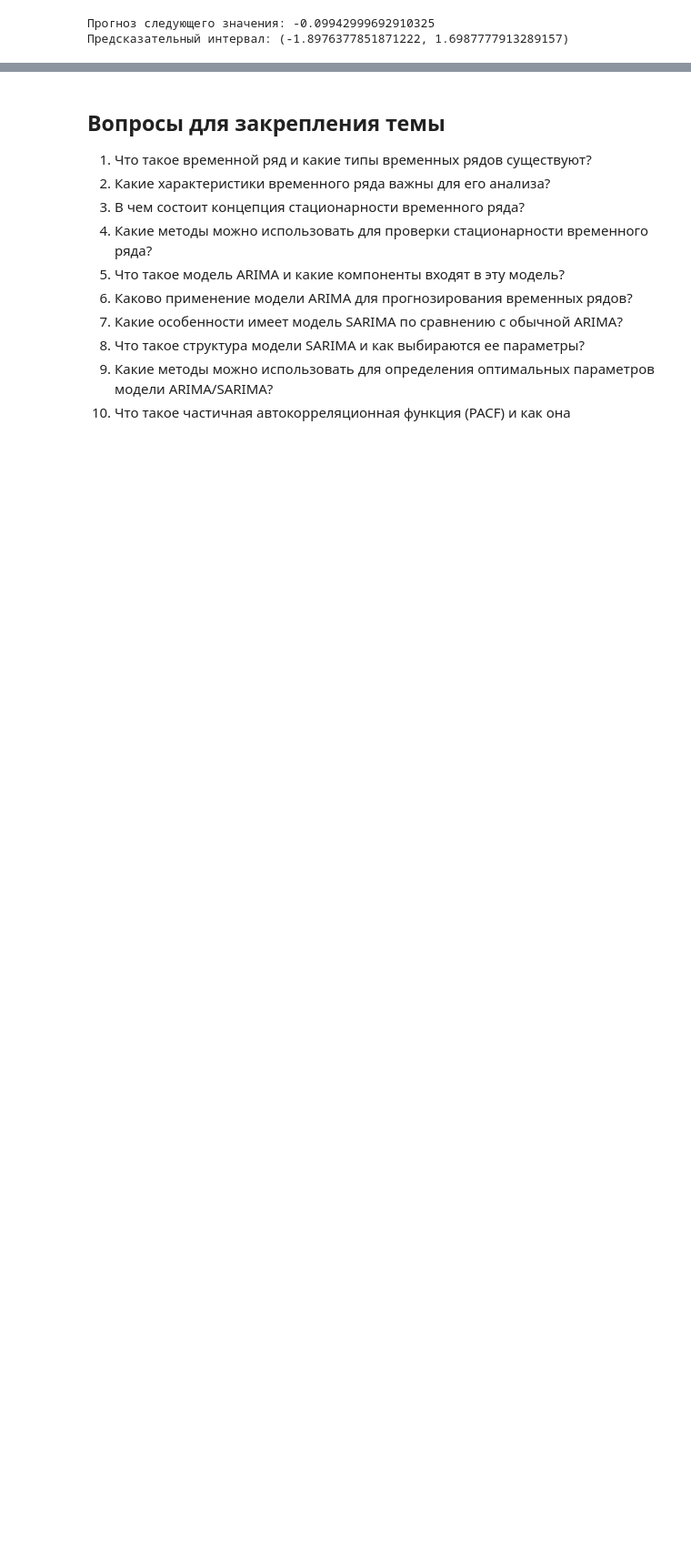
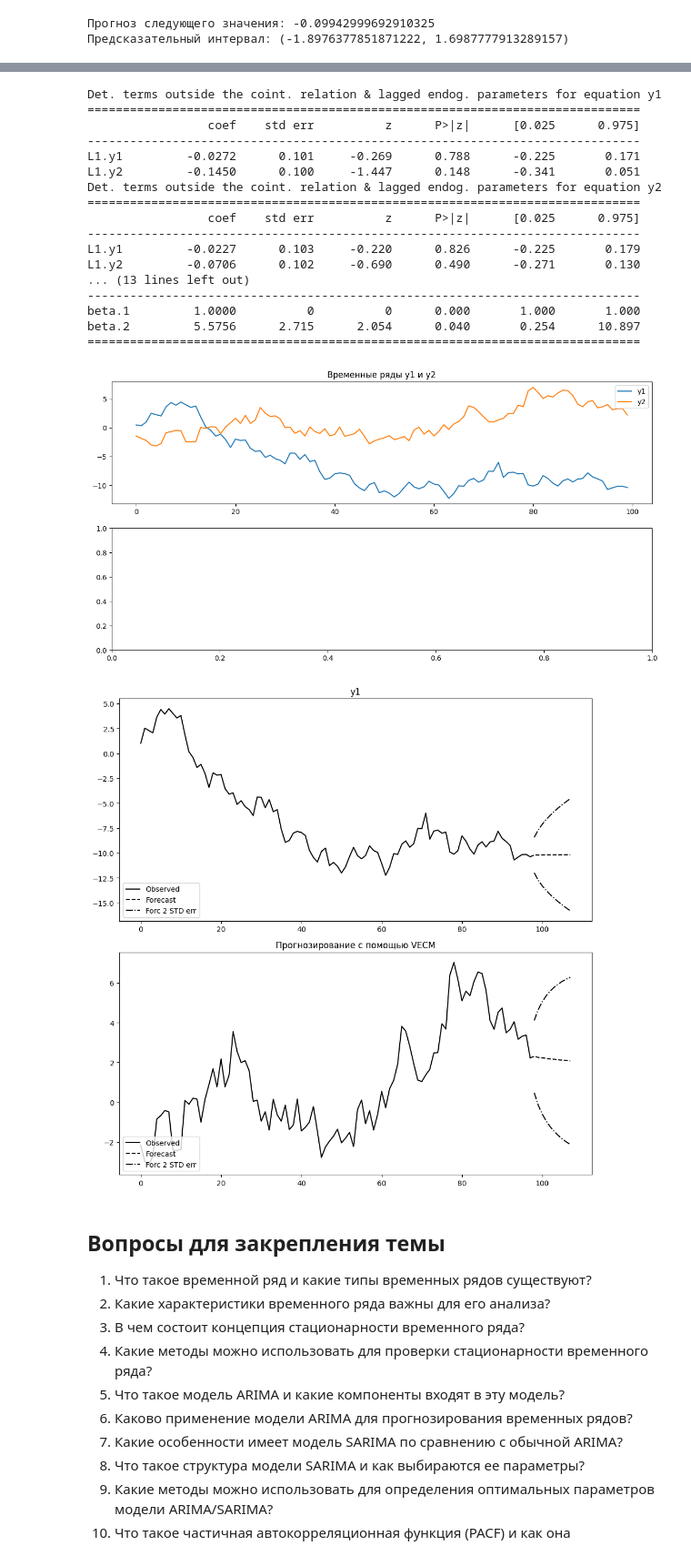
Before and after one commit to CodeHunterOfficial/TimeSeriesForecast_2024-2025, a Jupyter notebook: Тема 3. Модели вида ARIMA/Тема 3. Модели семейства ARIMA.ipynb, the cells around one changed output, grey strips where cells are left out. Shown at 91% size. Cells and saved outputs as stored; diff of their text form; code cells hidden in the pictures; blank space fills up the shorter version.

```diff
--- a/Тема 3. Модели вида ARIMA/Тема 3. Модели семейства ARIMA.ipynb
+++ b/Тема 3. Модели вида ARIMA/Тема 3. Модели семейства ARIMA.ipynb
@@ -1361,3 +1916,63 @@ print(f"Предсказательный интервал: ({forecast_ci[0, 0]},
+# %%
+import numpy as np
+import matplotlib.pyplot as plt
+import statsmodels.api as sm
+
+# Зададим случайные данные для временных рядов
+np.random.seed(42)
+
+# Генерируем два временных ряда
+n_obs = 100
+y1 = np.random.randn(n_obs).cumsum()
+y2 = np.random.randn(n_obs).cumsum()
+
+# Создаем матрицу данных Y для модели VECM
+Y = np.array([y1, y2]).T
+
+# Определим модель VECM
+model = sm.tsa.VECM(Y, k_ar_diff=1)
+
+# Оценим параметры модели
+results = model.fit()
+
+# Выведем результаты оценки
+print(results.summary())
+
+# Визуализация временных рядов
+plt.figure(figsize=(14, 7))
+plt.subplot(2, 1, 1)
+plt.plot(y1, label='y1')
+plt.plot(y2, label='y2')
+plt.title('Временные ряды y1 и y2')
+plt.legend()
+
+# Графики оценок
+plt.subplot(2, 1, 2)
+results.plot_forecast(10)  # Прогноз на 10 периодов
+plt.title('Прогнозирование с помощью VECM')
+
+plt.tight_layout()
+plt.show()
+# %% [output]
+Det. terms outside the coint. relation & lagged endog. parameters for equation y1
+==============================================================================
+                 coef    std err          z      P>|z|      [0.025      0.975]
+------------------------------------------------------------------------------
+L1.y1         -0.0272      0.101     -0.269      0.788      -0.225       0.171
+L1.y2         -0.1450      0.100     -1.447      0.148      -0.341       0.051
+Det. terms outside the coint. relation & lagged endog. parameters for equation y2
+==============================================================================
+                 coef    std err          z      P>|z|      [0.025      0.975]
+------------------------------------------------------------------------------
+L1.y1         -0.0227      0.103     -0.220      0.826      -0.225       0.179
+L1.y2         -0.0706      0.102     -0.690      0.490      -0.271       0.130
+... (13 lines left out)
+------------------------------------------------------------------------------
+beta.1         1.0000          0          0      0.000       1.000       1.000
+beta.2         5.5756      2.715      2.054      0.040       0.254      10.897
+==============================================================================
+[figure, added]
+[figure, added]
 # %% [markdown]
 ## Вопросы для закрепления темы
 1. Что такое временной ряд и какие типы временных рядов существуют?
```
Also changed, not shown: parts of 8 cells of this notebook.
